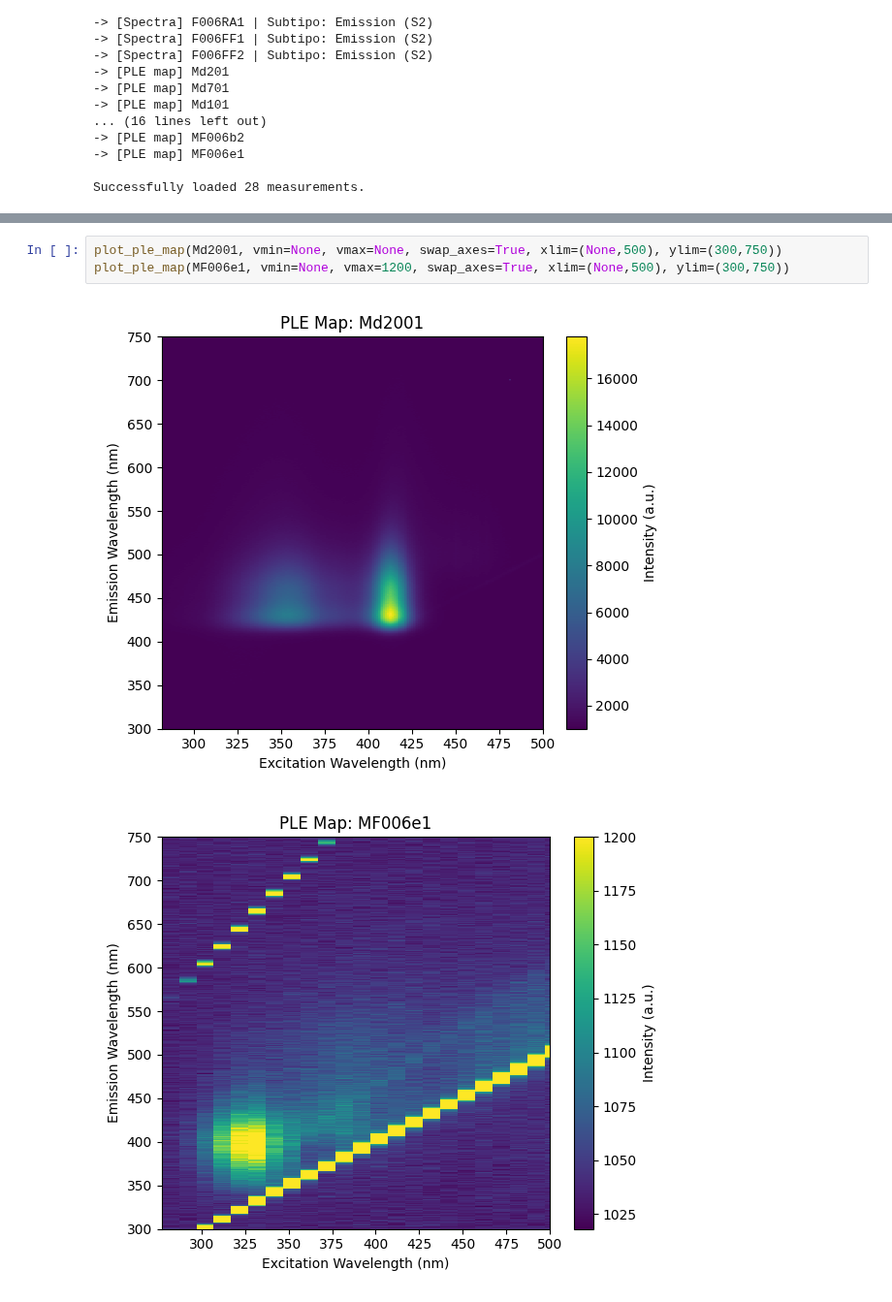
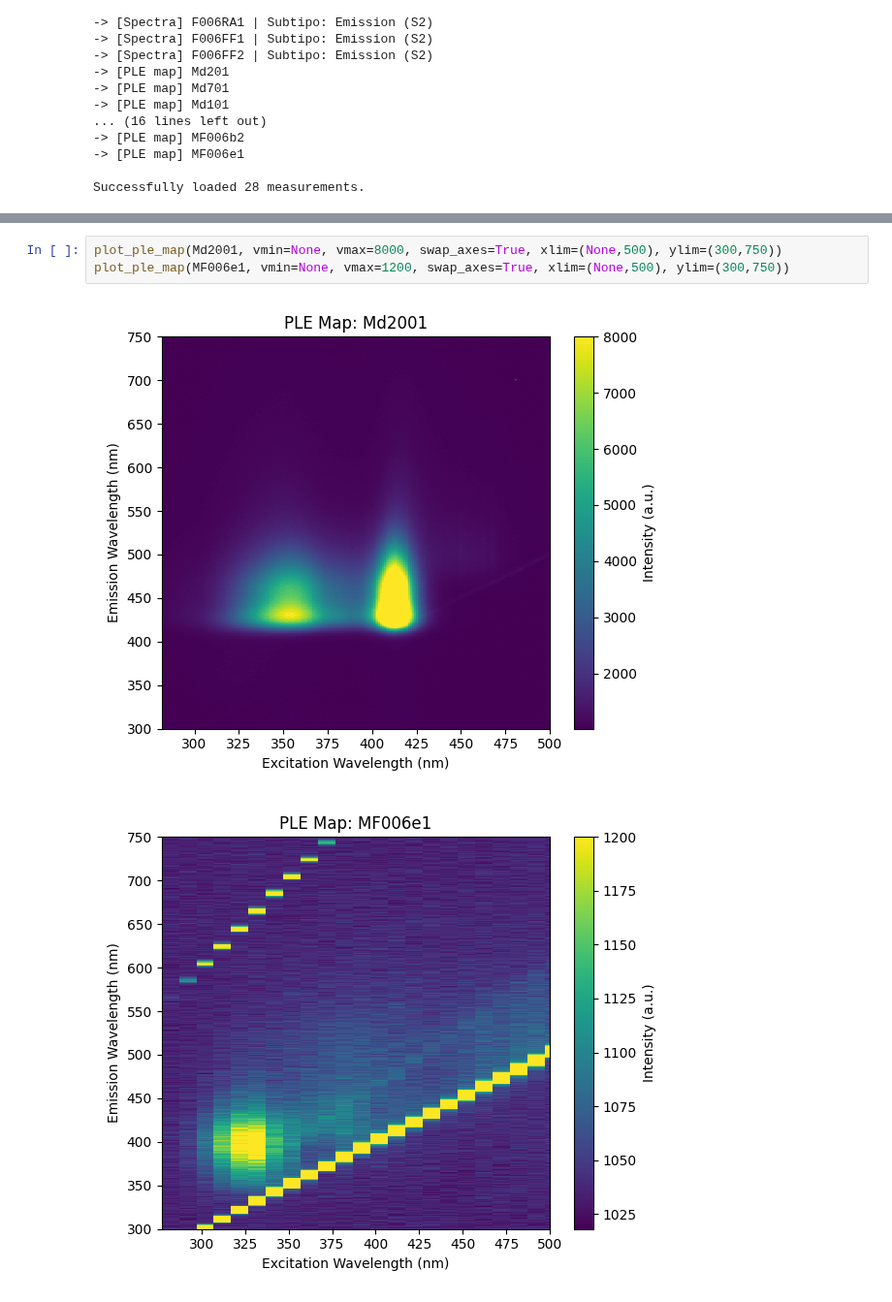
Before and after one commit to CristianMB/DataAnalysis_PhD_FUB, a Jupyter notebook: PLE/PLE_phDADQ@P2/2609_PLE_phDADQ_and_phDADQ@P2.ipynb, the cells around one changed output, grey strips where cells are left out. Shown at 97% size. Saved outputs shown, nothing was run; the diff lists cells and outputs as text.

```diff
--- a/PLE/PLE_phDADQ@P2/2609_PLE_phDADQ_and_phDADQ@P2.ipynb
+++ b/PLE/PLE_phDADQ@P2/2609_PLE_phDADQ_and_phDADQ@P2.ipynb
@@ -349,10 +350,10 @@ def plot_stokes_shift(measurement, exc_target, exc_tol, em_target, em_tol):
     plt.tight_layout()
     plt.show()
 # %%
-plot_ple_map(Md2001, vmin=None, vmax=None, swap_axes=True, xlim=(None,500), ylim=(300,750))
+plot_ple_map(Md2001, vmin=None, vmax=8000, swap_axes=True, xlim=(None,500), ylim=(300,750))
 plot_ple_map(MF006e1, vmin=None, vmax=1200, swap_axes=True, xlim=(None,500), ylim=(300,750))
 # %% [output]
-[figure, old version]
+[figure, new version]
 [figure]
 # %%
 plot_ple_map(Md2001)
```
Also changed, not shown: parts of 2 cells of this notebook, 5 other files.
